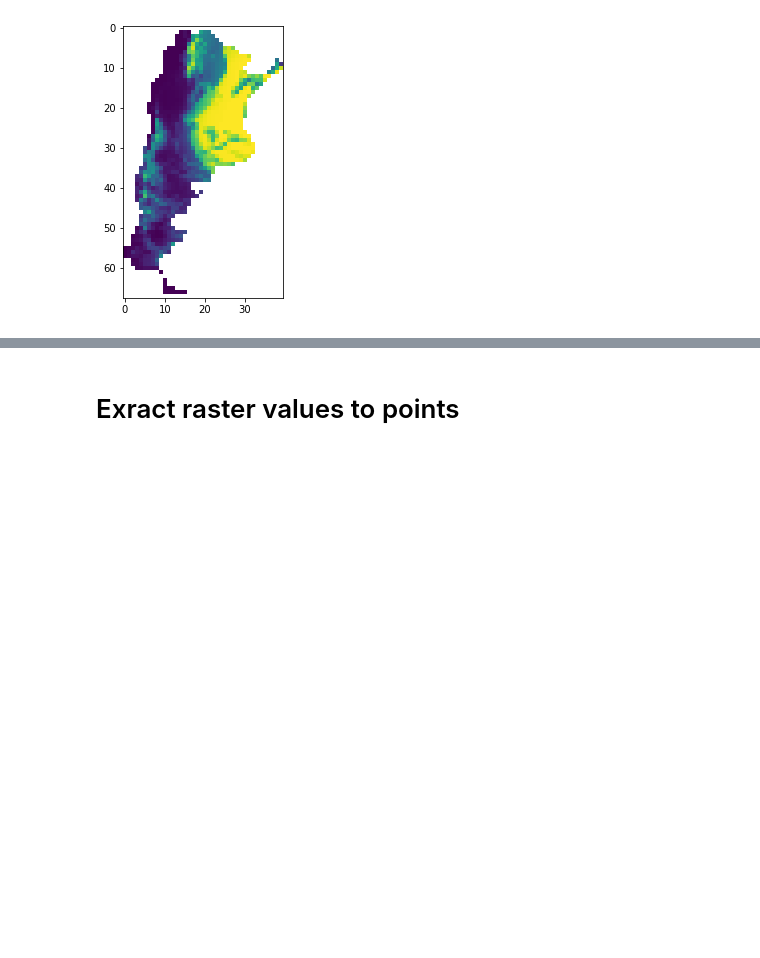
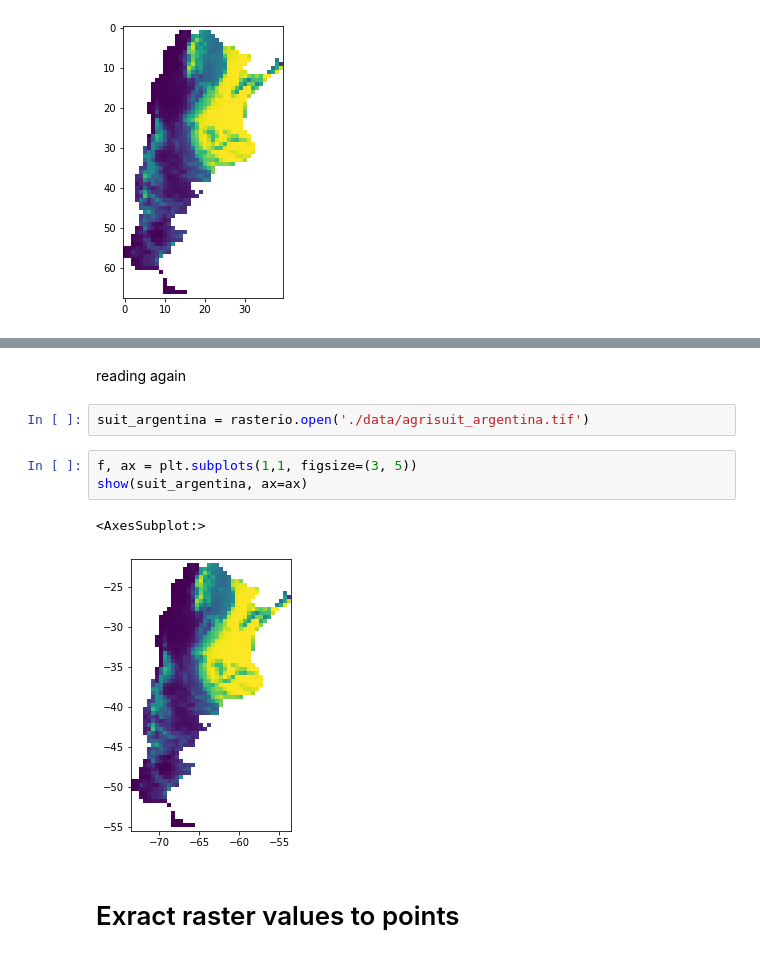
Before and after one commit to sebastianhohmann/geopandas_examples, a Jupyter notebook: _05_common_recipes_raster.ipynb, the cells around one changed output, grey strips where cells are left out. Saved outputs shown, nothing was run; the diff lists cells and outputs as text; blank space fills up the shorter version.

```diff
--- a/_05_common_recipes_raster.ipynb
+++ b/_05_common_recipes_raster.ipynb
@@ -402,3 +427,13 @@ show(suit_arg_array, ax=ax)
+# %% [markdown]
+reading again
+# %%
+suit_argentina = rasterio.open('./data/agrisuit_argentina.tif')
+# %%
+f, ax = plt.subplots(1,1, figsize=(3, 5))
+show(suit_argentina, ax=ax)
+# %% [output]
+<AxesSubplot:>
+[figure, added]
 # %% [markdown]
 # Exract raster values to points
 # %%
```
Also changed, not shown: parts of 6 cells of this notebook.
